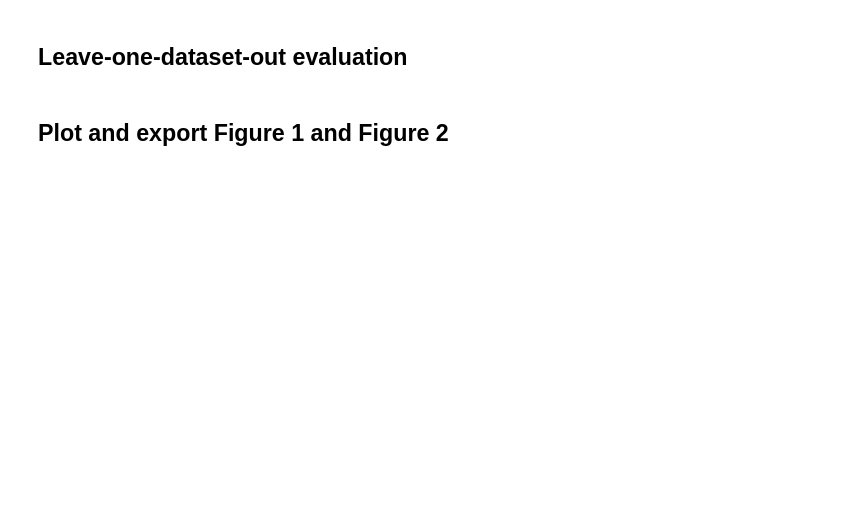
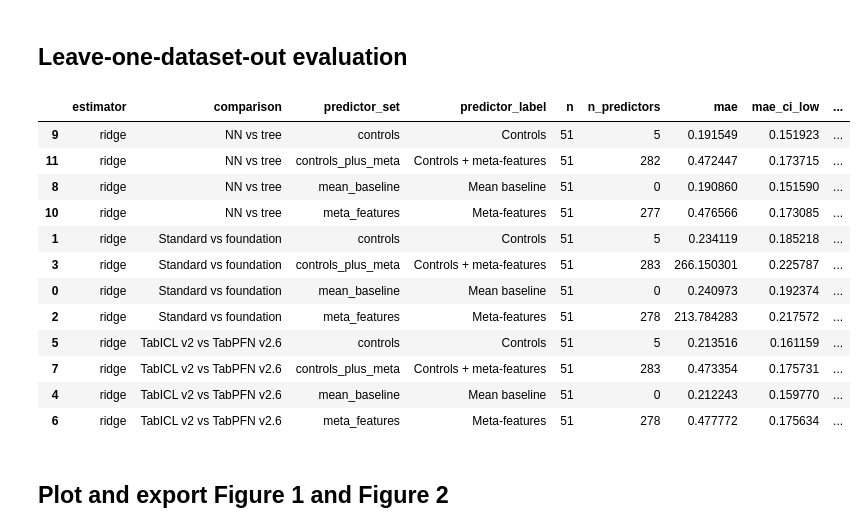
Before and after one commit to m-herre/meta-feature-analysis, a Jupyter notebook: notebooks/08_main_report_predictive_figures.ipynb, the cells around one changed output. Cells and saved outputs as stored; diff of their text form; code cells hidden in the pictures; blank space fills up the shorter version.

```diff
--- a/notebooks/08_main_report_predictive_figures.ipynb
+++ b/notebooks/08_main_report_predictive_figures.ipynb
@@ -119,7 +122,9 @@ def load_analysis_table(config_dir: str, table_name: str) -> pd.DataFrame:
 
 analysis_tables = {}
 for spec in MAIN_COMPARISONS:
-    analysis_tables[spec["label"]] = load_analysis_table(spec["config_dir"], ANALYSIS_TABLE)
+    analysis_tables[spec["label"]] = load_analysis_table(
+        spec["config_dir"], ANALYSIS_TABLE
+    )
 
 pd.DataFrame(
     {
@@ -173,7 +183,11 @@ def controls_for_table(table_name: str, frame: pd.DataFrame) -> list[str]:
     controls = list(GENERAL_CONTROLS)
     if "classification" in table_name:
         controls += CLASSIFICATION_CONTROLS
-    return [c for c in controls if c in frame.columns and pd.api.types.is_numeric_dtype(frame[c])]
+    return [
+        c
+        for c in controls
+        if c in frame.columns and pd.api.types.is_numeric_dtype(frame[c])
+    ]
 
 
 def meta_feature_columns(frame: pd.DataFrame, controls: list[str]) -> list[str]:
@@ -241,7 +255,9 @@ def estimator_pipeline(estimator_name: str):
     raise ValueError(f"Unknown estimator_name={estimator_name!r}")
 
 
-def predictor_columns(frame: pd.DataFrame, predictor_set: str, controls: list[str], meta_cols: list[str]) -> list[str]:
+def predictor_columns(
+    frame: pd.DataFrame, predictor_set: str, controls: list[str], meta_cols: list[str]
+) -> list[str]:
     if predictor_set == "mean_baseline":
         return []
     if predictor_set == "controls":
@@ -253,7 +269,9 @@ def predictor_columns(frame: pd.DataFrame, predictor_set: str, controls: list[st
     raise ValueError(f"Unknown predictor_set={predictor_set!r}")
 
 
-def loodo_predictions(frame: pd.DataFrame, comparison: str, estimator_name: str, predictor_set: str) -> pd.DataFrame:
+def loodo_predictions(
+    frame: pd.DataFrame, comparison: str, estimator_name: str, predictor_set: str
+) -> pd.DataFrame:
     frame = frame.loc[frame[TARGET].notna()].reset_index(drop=True)
     controls = controls_for_table(ANALYSIS_TABLE, frame)
     meta_cols = meta_feature_columns(frame, controls)
@@ -314,39 +332,62 @@ for estimator_name in PREDICTIVE_ESTIMATORS:
 
 predictions = add_sign_accuracy(pd.concat(all_predictions, ignore_index=True))
 
-def bootstrap_mean_ci(values: pd.Series, *, n_bootstrap: int = BOOTSTRAP_SAMPLES) -> tuple[float, float]:
+
+def bootstrap_mean_ci(
+    values: pd.Series, *, n_bootstrap: int = BOOTSTRAP_SAMPLES
+) -> tuple[float, float]:
     values = values.dropna().astype(float).to_numpy()
     if len(values) == 0:
         return np.nan, np.nan
     rng = np.random.default_rng(RANDOM_STATE)
-    boot = rng.choice(values, size=(n_bootstrap, len(values)), replace=True).mean(axis=1)
+    boot = rng.choice(values, size=(n_bootstrap, len(values)), replace=True).mean(
+        axis=1
+    )
     return tuple(np.quantile(boot, [0.025, 0.975]))
 
 
 summary_rows = []
-for keys, group in predictions.groupby(["estimator", "comparison", "predictor_set", "predictor_label"], sort=False):
+for keys, group in predictions.groupby(
+    ["estimator", "comparison", "predictor_set", "predictor_label"], sort=False
+):
     estimator, comparison, predictor_set, predictor_label = keys
     mae_low, mae_high = bootstrap_mean_ci(group["absolute_error"])
     sign_low, sign_high = bootstrap_mean_ci(group["sign_correct"])
     summary_rows.append(
         {
             "estimator": estimator,
             "comparison": comparison,
             "predictor_set": predictor_set,
             "predictor_label": predictor_label,
             "n": group["dataset"].count(),
             "n_predictors": int(group["n_predictors"].iloc[0]),
             "mae": group["absolute_error"].mean(),
             "mae_ci_low": mae_low,
             "mae_ci_high": mae_high,
             "sign_accuracy": group["sign_correct"].mean(),
             "sign_accuracy_ci_low": sign_low,
             "sign_accuracy_ci_high": sign_high,
         }
     )
 
-summary = pd.DataFrame(summary_rows).sort_values(["estimator", "comparison", "predictor_set"])
+summary = pd.DataFrame(summary_rows).sort_values(
+    ["estimator", "comparison", "predictor_set"]
+)
 summary
+# %% [output]
+|  | estimator | comparison | predictor_set | predictor_label | n | n_predictors | mae | mae_ci_low | ... |
+| 9 | ridge | NN vs tree | controls | Controls | 51 | 5 | 0.191549 | 0.151923 | ... |
+| 11 | ridge | NN vs tree | controls_plus_meta | Controls + meta-features | 51 | 282 | 0.472447 | 0.173715 | ... |
+| 8 | ridge | NN vs tree | mean_baseline | Mean baseline | 51 | 0 | 0.190860 | 0.151590 | ... |
+| 10 | ridge | NN vs tree | meta_features | Meta-features | 51 | 277 | 0.476566 | 0.173085 | ... |
+| 1 | ridge | Standard vs foundation | controls | Controls | 51 | 5 | 0.234119 | 0.185218 | ... |
+| 3 | ridge | Standard vs foundation | controls_plus_meta | Controls + meta-features | 51 | 283 | 266.150301 | 0.225787 | ... |
+| 0 | ridge | Standard vs foundation | mean_baseline | Mean baseline | 51 | 0 | 0.240973 | 0.192374 | ... |
+| 2 | ridge | Standard vs foundation | meta_features | Meta-features | 51 | 278 | 213.784283 | 0.217572 | ... |
+| 5 | ridge | TabICL v2 vs TabPFN v2.6 | controls | Controls | 51 | 5 | 0.213516 | 0.161159 | ... |
+| 7 | ridge | TabICL v2 vs TabPFN v2.6 | controls_plus_meta | Controls + meta-features | 51 | 283 | 0.473354 | 0.175731 | ... |
+| 4 | ridge | TabICL v2 vs TabPFN v2.6 | mean_baseline | Mean baseline | 51 | 0 | 0.212243 | 0.159770 | ... |
+| 6 | ridge | TabICL v2 vs TabPFN v2.6 | meta_features | Meta-features | 51 | 278 | 0.477772 | 0.175634 | ... |
 # %% [markdown]
 ## Plot and export Figure 1 and Figure 2
 # %%
```
Also changed, not shown: parts of 3 cells of this notebook.
